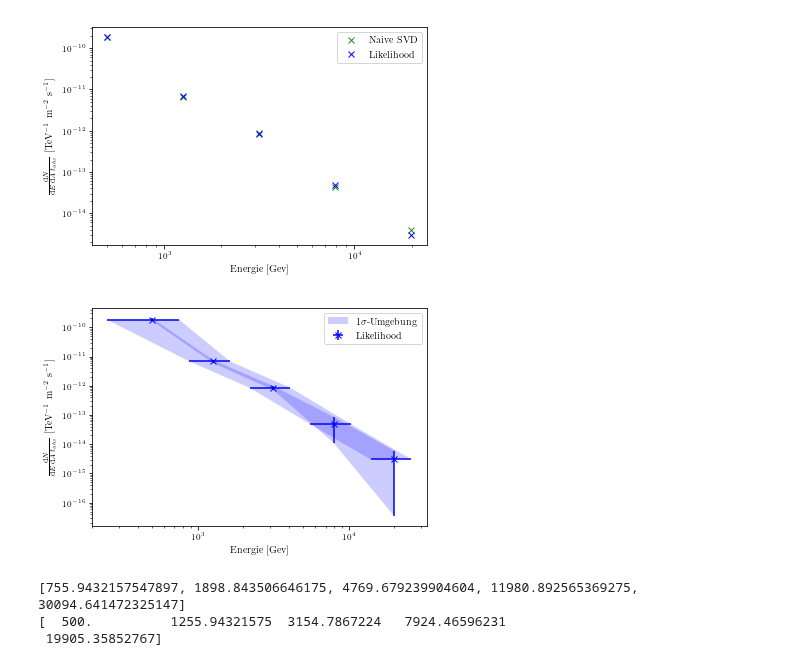
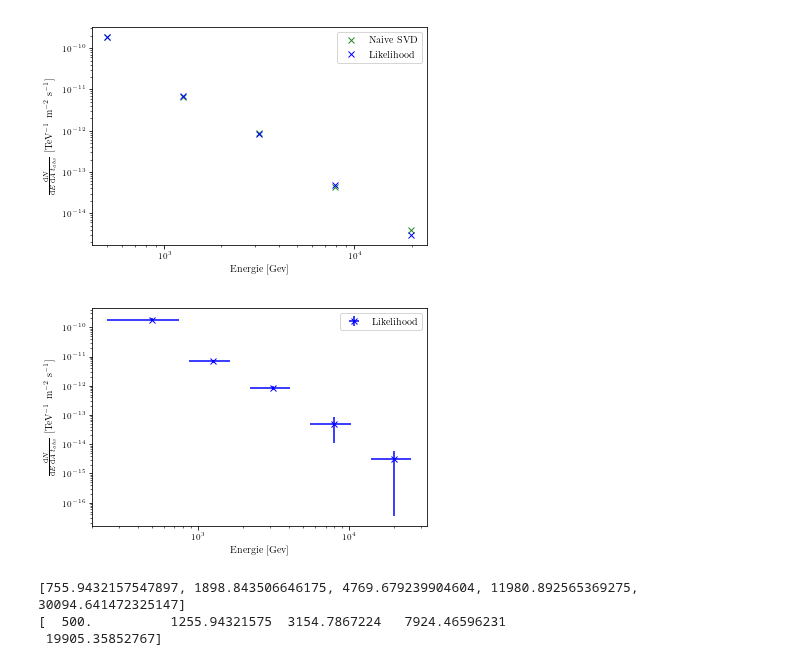
Before and after one commit to Ninilini/FP_Teilchen, a Jupyter notebook: FACT/plots/data_reading.ipynb, the cells around one changed output. Drawn from its saved outputs; the diff is of its cells as text; code cells hidden in the pictures.

```diff
--- a/FACT/plots/data_reading.ipynb
+++ b/FACT/plots/data_reading.ipynb
@@ -374,17 +380,17 @@ plt.savefig('Fluss.pdf')
 [figure]
 # %%
 plt.errorbar(yedge[1:-1], mean, yerr = std, xerr=[(yedge[i] - yedge[i-1])/2 for i in range(1,len(yedge)-1)], fmt='bx', label='Likelihood')
-plt.fill_between(yedge[1:-1],mean-std,mean+std,facecolor='b',alpha=0.2, label='$1 \sigma$-Umgebung')
-plt.fill_betweenx(mean, yedge[1:-1]-[(yedge[i] - yedge[i-1])/2 for i in range(1,len(yedge)-1)], yedge[1:-1]+[(yedge[i] - yedge[i-1])/2 for i in range(1,len(yedge)-1)],facecolor='b',alpha=0.2)
+#plt.fill_between(yedge[1:-1],mean-std,mean+std,facecolor='b',alpha=0.2, label='$1 \sigma$-Umgebung')
+#plt.fill_betweenx(mean, yedge[1:-1]-[(yedge[i] - yedge[i-1])/2 for i in range(1,len(yedge)-1)], yedge[1:-1]+[(yedge[i] - yedge[i-1])/2 for i in range(1,len(yedge)-1)],facecolor='b',alpha=0.2)
 
 plt.xscale('log')
 plt.yscale('log')
 plt.xlabel(r'Energie [Gev]')
 plt.ylabel(r'$\frac{\mathrm{d}N}{\mathrm{d}E \, \mathrm{d}A \, t_{obs}}$ [TeV$^{-1}$ m$^{-2}$ s$^{-1}$]')
 plt.legend()
 plt.savefig('Fluss_Like.pdf')
 # %% [output]
-[figure, old version]
+[figure, new version]
 # %%
 print([(yedge[i+1] - yedge[i]) for i in range(1,len(yedge)-1)])
 print(yedge[1:-1])
```
Also changed, not shown: parts of 2 cells of this notebook, 5 other files.
